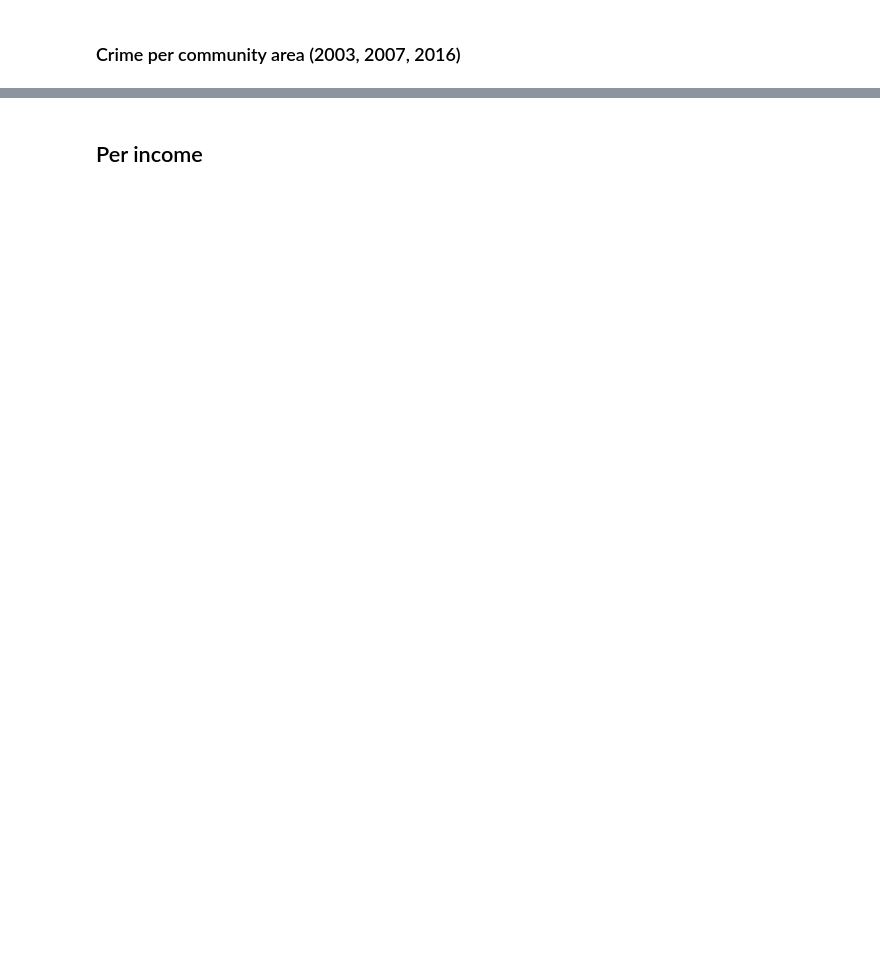
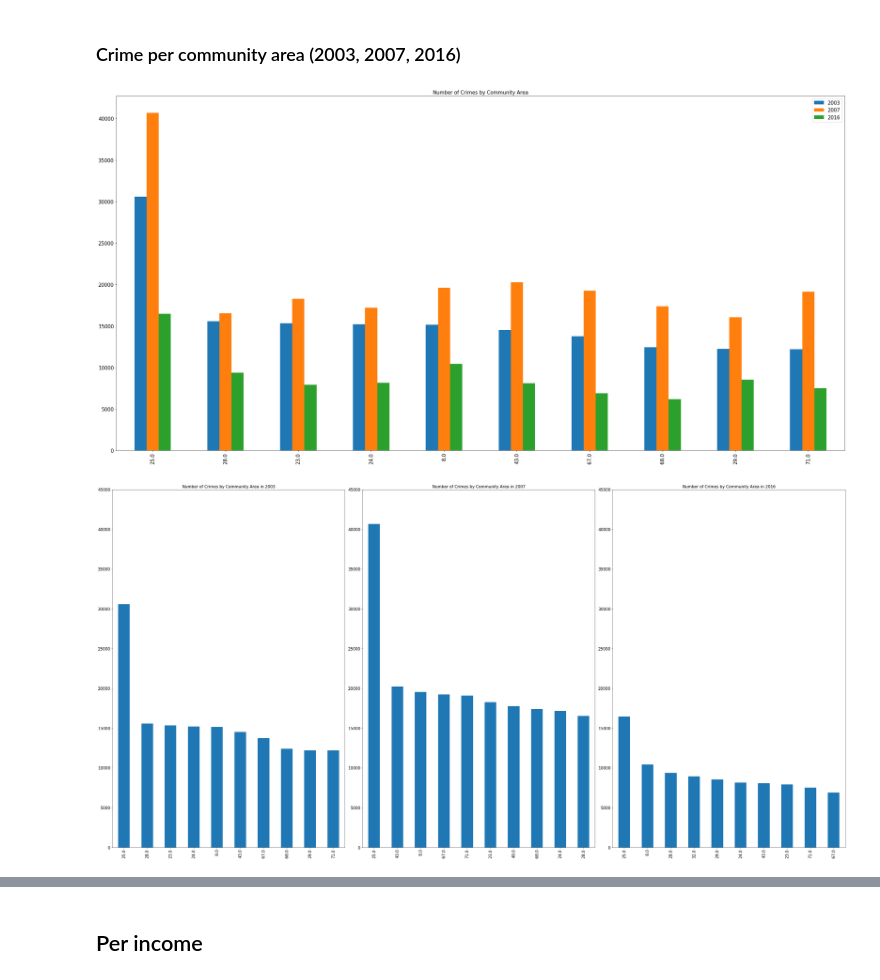
Before and after one commit to nschenone/Crime_Analysis_in_Chicago, a Jupyter notebook: COGS 108 Final Project.ipynb, the cells around one changed output, grey strips where cells are left out. Saved outputs shown, nothing was run; the diff lists cells and outputs as text; code cells hidden in the pictures; blank space fills up the shorter version.

```diff
--- a/COGS 108 Final Project.ipynb
+++ b/COGS 108 Final Project.ipynb
@@ -214,23 +240,26 @@ df_num.plot(kind='bar', rot=90, title="Number of Crimes per Year");
 # %%
 category = 'Community Area'
 num_categories = 71
 
 df_areas = pd.DataFrame()
 df_areas['2003'] = df_2003[category].value_counts()#[:num_categories]
 df_areas['2007'] = df_2007[category].value_counts()#[:num_categories]
 df_areas['2016'] = df_2016[category].value_counts()#[:num_categories]
 
 plt.rcParams.update({'font.size': 22})
 df_areas.head(10).plot(kind='bar', rot=90, title="Number of Crimes by Community Area");
 
 fig, axs = plt.subplots(1,3)
 plt.tight_layout()
 
 plt.rcParams.update({'font.size': 18}) # Increase font size
 
-df_areas['2003'].sort_values(ascending=False).head(10).plot(kind='bar', rot=90, ax=axs[0], title="Number of Crimes by Community Area in 2003");
-df_areas['2007'].sort_values(ascending=False).head(10).plot(kind='bar', rot=90, ax=axs[1], title="Number of Crimes by Community Area in 2007");
-df_areas['2016'].sort_values(ascending=False).head(10).plot(kind='bar', rot=90, ax=axs[2], title="Number of Crimes by Community Area in 2016");
+df_areas['2003'].sort_values(ascending=False).head(10).plot(kind='bar', rot=90, ax=axs[0], title="Number of Crimes by Community Area in 2003").set_ylim(0, 45000);
+df_areas['2007'].sort_values(ascending=False).head(10).plot(kind='bar', rot=90, ax=axs[1], title="Number of Crimes by Community Area in 2007").set_ylim(0, 45000);
+df_areas['2016'].sort_values(ascending=False).head(10).plot(kind='bar', rot=90, ax=axs[2], title="Number of Crimes by Community Area in 2016").set_ylim(0, 45000);
+# %% [output]
+[figure, added]
+[figure, added]
 # %%
 #%matplotlib inline
 
```
Also changed, not shown: parts of 7 cells of this notebook.
